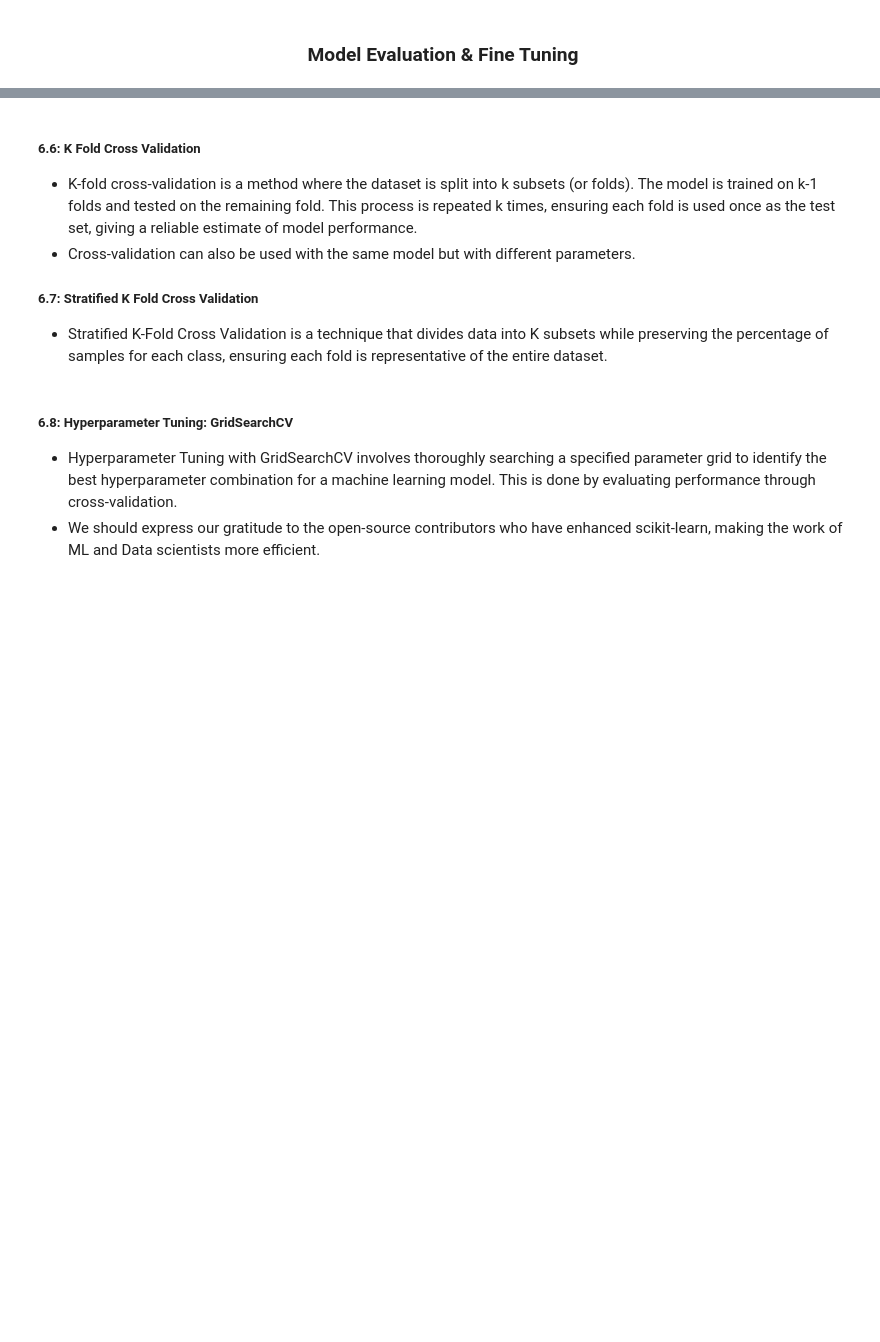
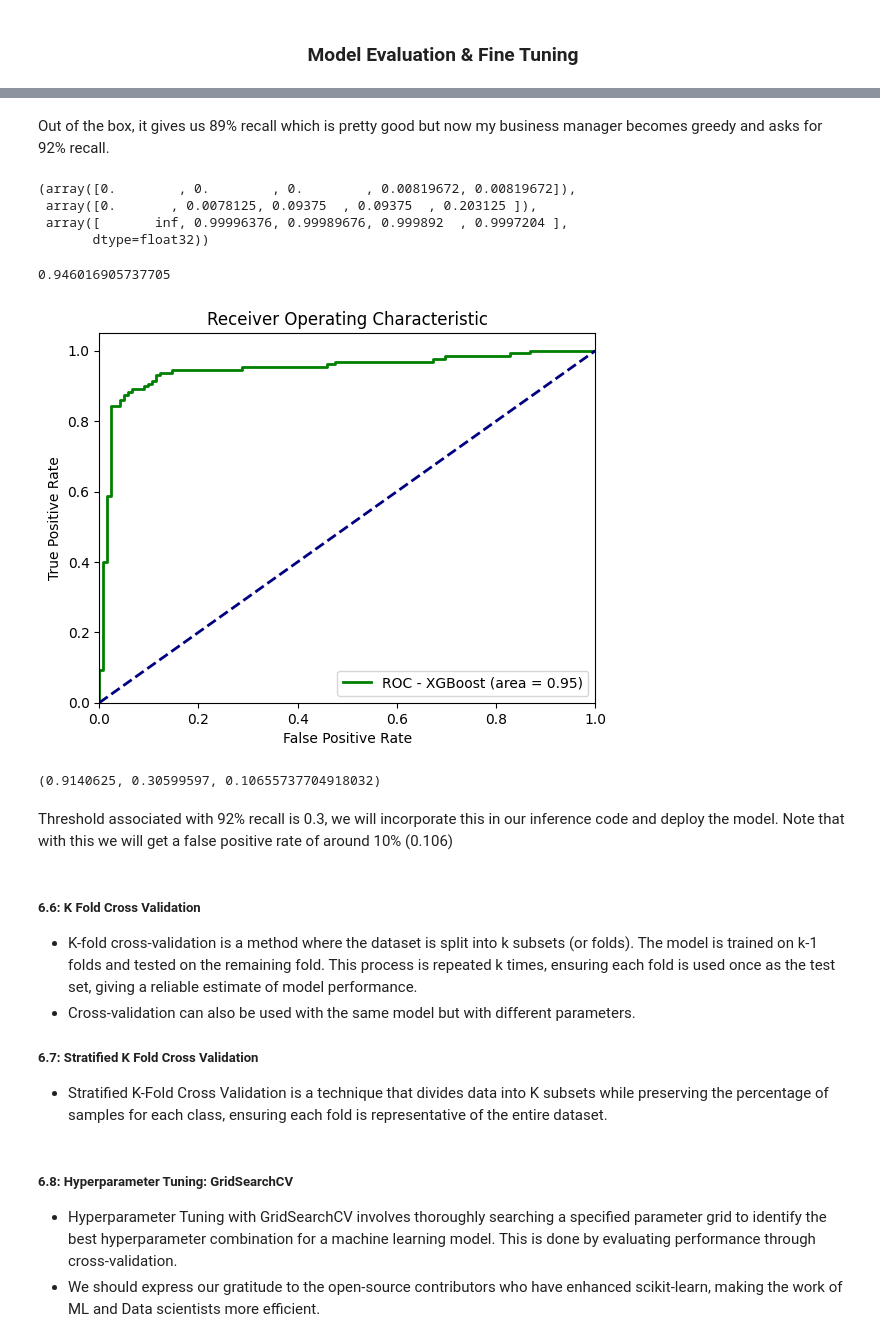
Before and after one commit to swetank13/statistical-machine-learning, a Jupyter notebook: notebooks/statistical-machine-learning/6-model-evaluation.ipynb, the cells around one changed output, grey strips where cells are left out. Drawn from its saved outputs; the diff is of its cells as text; code cells hidden in the pictures; blank space fills up the shorter version.

```diff
--- a/notebooks/statistical-machine-learning/6-model-evaluation.ipynb
+++ b/notebooks/statistical-machine-learning/6-model-evaluation.ipynb
@@ -8,0 +29,11 @@ When dealing with stakeholders with model metrics (ROC, AUC, precision, etc.), t
+# %%
+# Now Train XGBoost Model
+from xgboost import XGBClassifier
+from sklearn.metrics import classification_report
+
+model = XGBClassifier()
+model.fit(X_train, y_train)
+
+y_pred = model.predict(X_test)
+report = classification_report(y_test, y_pred)
+print(report)
@@ -9,3 +49,47 @@ When dealing with stakeholders with model metrics (ROC, AUC, precision, etc.), t
+# %% [markdown]
+Out of the box, it gives us 89% recall which is pretty good but now my business manager becomes greedy and asks for 92% recall.
+# %%
+from sklearn.metrics import roc_curve
+probabilities_xgb = model.predict_proba(X_test)[:,1]
+fpr_xgb, tpr_xgb, thresholds_xgb = roc_curve(y_test, probabilities_xgb)
+
+fpr_xgb[:5], tpr_xgb[:5], thresholds_xgb[:5]
+# %% [output]
+(array([0.        , 0.        , 0.        , 0.00819672, 0.00819672]),
+ array([0.       , 0.0078125, 0.09375  , 0.09375  , 0.203125 ]),
+ array([       inf, 0.99996376, 0.99989676, 0.999892  , 0.9997204 ],
+       dtype=float32))
+# %%
+from sklearn.metrics import auc
+area2 = auc(fpr_xgb, tpr_xgb)
+area2
+# %% [output]
+0.946016905737705
+# %%
+# Plot ROC Curve for XGBoost
+plt.figure()
+
+plt.plot(fpr_xgb, tpr_xgb, color='green', lw=2, label='ROC - XGBoost (area = %0.2f)' % area2)
+
+plt.plot([0, 1], [0, 1], color='navy', lw=2, linestyle='--')
+plt.xlim([0.0, 1.0])
+plt.ylim([0.0, 1.05])
+plt.xlabel('False Positive Rate')
+plt.ylabel('True Positive Rate')
+plt.title('Receiver Operating Characteristic')
+plt.legend(loc="lower right")
+plt.show()
+# %% [output]
+[figure, added]
+# %%
+desired_recall = 0.92
+
+closest_index = np.argmin(abs(tpr_xgb-desired_recall))
+tpr_xgb[closest_index], thresholds_xgb[closest_index], fpr_xgb[closest_index]
+# %% [output]
+(0.9140625, 0.30599597, 0.10655737704918032)
+# %% [markdown]
+Threshold associated with 92% recall is 0.3, we will incorporate this in our inference code and deploy the model. Note that with this we will get a false positive rate of around 10% (0.106)
 # %% [markdown]
 ##### 6.6: K Fold Cross Validation
 - K-fold cross-validation is a method where the dataset is split into k subsets (or folds). The model is trained on k-1 folds and tested on the remaining fold. This process is repeated k times, ensuring each fold is used once as the test set, giving a reliable estimate of model performance.
```
Also changed, not shown: parts of 10 cells of this notebook, 4 other files.
